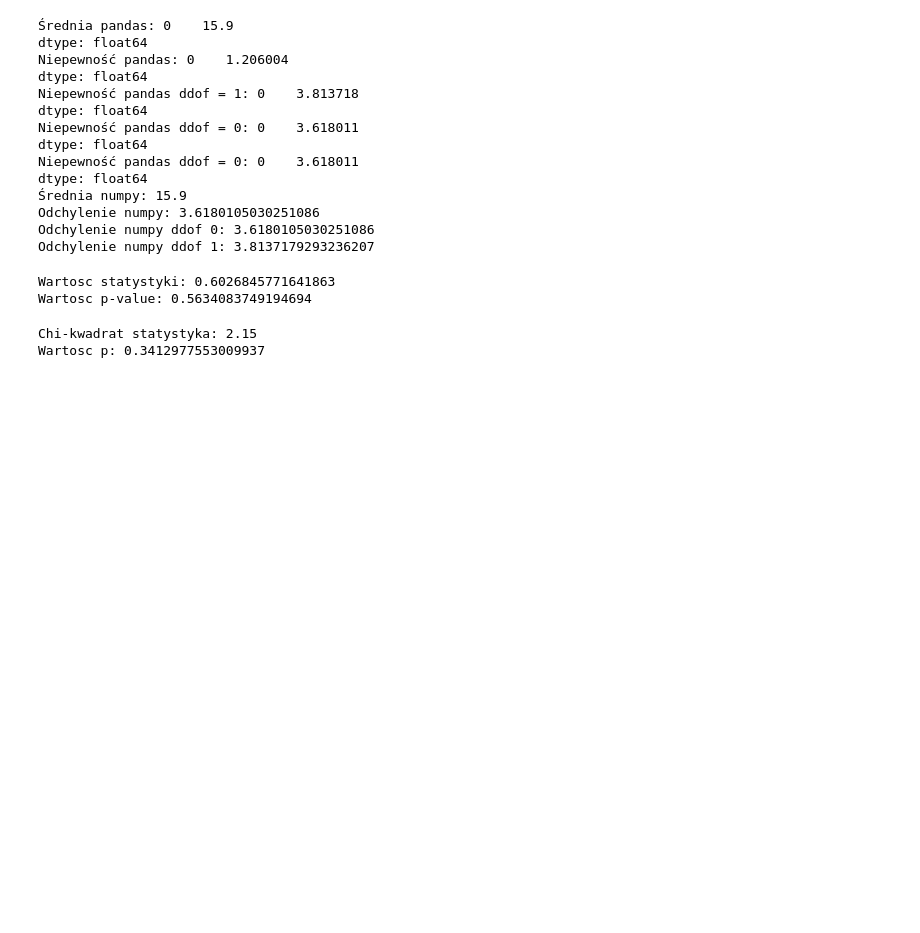
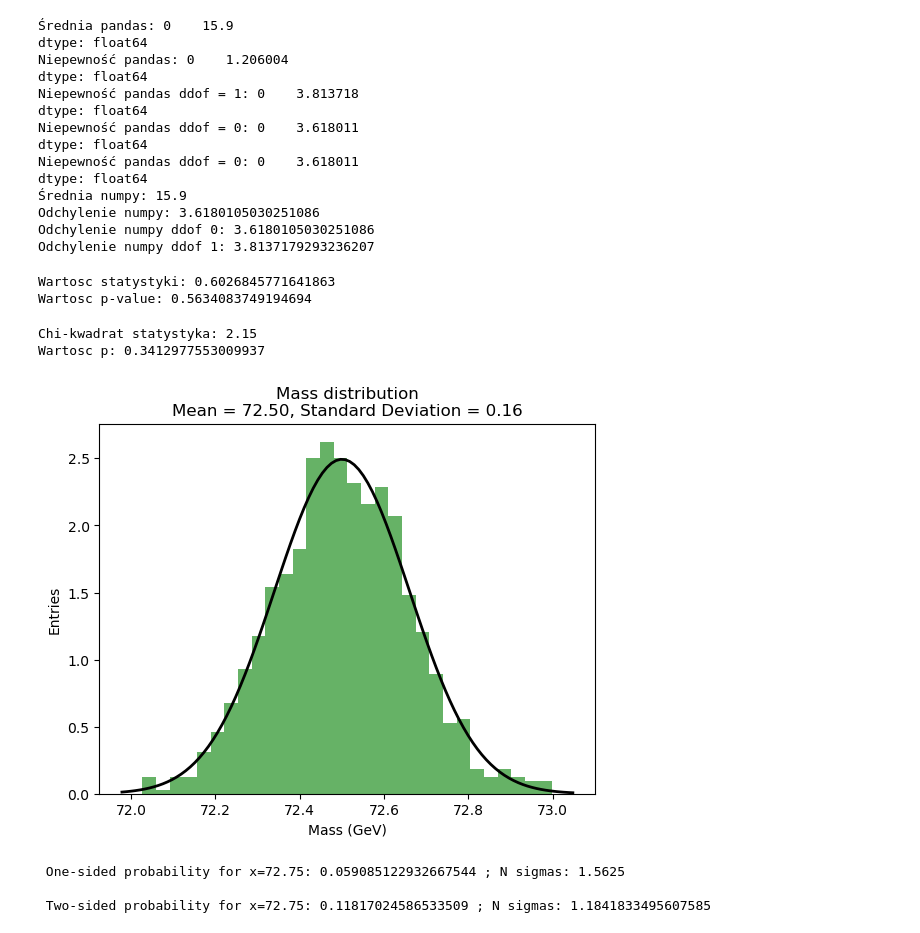
Before and after one commit to szczun/studia, a Jupyter notebook: MS/lab1/lab1.ipynb, the cells around one changed output. Cells and saved outputs as stored; diff of their text form; code cells hidden in the pictures; blank space fills up the shorter version.

```diff
--- a/MS/lab1/lab1.ipynb
+++ b/MS/lab1/lab1.ipynb
@@ -72,3 +72,66 @@ print(f"Wartosc p: {p_val}")
 # %% [output]
 Chi-kwadrat statystyka: 2.15
 Wartosc p: 0.3412977553009937
+# %%
+# Wygenerujmy rozkład Gaussa (np. rozkład zmierzonej masy cząstki X)
+
+import matplotlib.pyplot as plt
+from scipy.stats import norm
+
+# Parametry rozkładu Gaussa
+mean = 72.5  # GeV
+std_dev = 0.16
+num_points = 1000
+
+# Generowanie rozkładu Gaussa
+data = np.random.normal(mean, std_dev, num_points)
+
+# Rysowanie histogramu
+plt.hist(data, bins=30, density=True, alpha=0.6, color='g')
+
+# Rysowanie funkcji gęstości prawdopodobieństwa (PDF)
+xmin, xmax = plt.xlim()
+x = np.linspace(xmin, xmax, 100)
+p = norm.pdf(x, mean, std_dev)
+plt.plot(x, p, 'k', linewidth=2)
+
+# Opis osi
+plt.xlabel('Mass (GeV)')
+plt.ylabel('Entries')
+
+title = "Mass distribution\nMean = {:.2f}, Standard Deviation = {:.2f}".format(mean, std_dev)
+plt.title(title)
+plt.show()
+# %% [output]
+[figure, added]
+# %%
+# Obliczenie prawdopodonieństwa zgodności z hipotezą zerową
+# (nasza zmierzona masa z_obs to cząstka X, czyli należy do powyższego rozkładu Gaussa)
+
+
+# Obserwacja
+x_obs = 72.75
+
+# Obliczanie prawdopodobieństwa jednostronnego, w przypadku pomiaru masy, to nie będzie prawdą,
+# natomiast będzie słuszne w jakiejś innej sytuacji, gdy odchylenie może być tylko w jedną stronę
+one_sided_prob = 1 - norm.cdf(x_obs, mean, std_dev)
+
+# Obliczanie liczby standardowych odchyleń uu sigma
+sigma_one_sided = norm.ppf(1 - one_sided_prob)
+
+
+
+# Obliczanie prawdopodobieństwa dwustronnego, bo przecież odchylenie może być w jedną, albo w drugą stronę
+two_sided_prob = 2 * (1 - norm.cdf(x_obs, mean, std_dev))
+
+# Obliczanie liczby standardowych odchyleń sigma
+sigma_two_sided = norm.ppf(1 - two_sided_prob)
+
+
+print(f"\n One-sided probability for x={x_obs}: {one_sided_prob} ; N sigmas: {sigma_one_sided}")
+
+print(f"\n Two-sided probability for x={x_obs}: {two_sided_prob} ; N sigmas: {sigma_two_sided}")
+# %% [output]
+ One-sided probability for x=72.75: 0.059085122932667544 ; N sigmas: 1.5625
+
+ Two-sided probability for x=72.75: 0.11817024586533509 ; N sigmas: 1.1841833495607585
```
Also changed, not shown: parts of 5 cells of this notebook, 10 other files.
